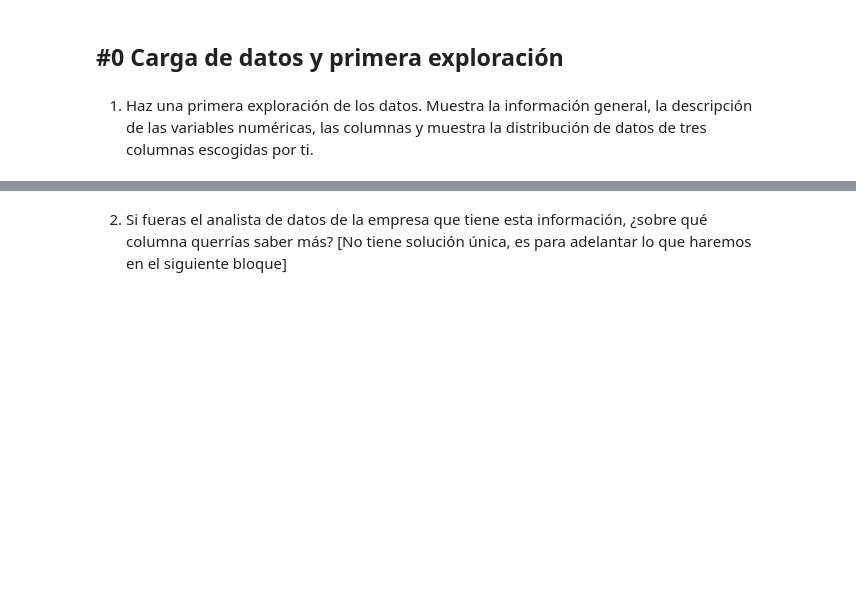
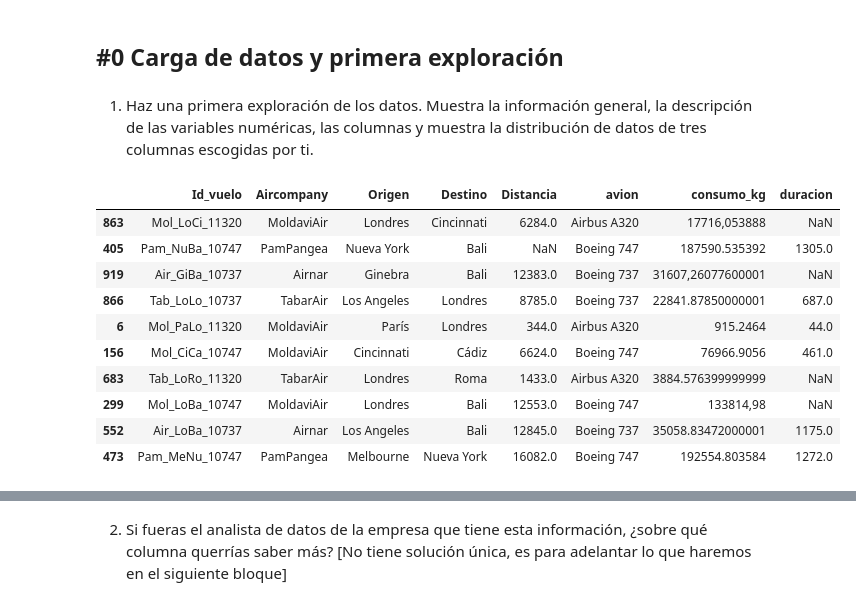
Before and after one commit to damormu/ONLINE-DS-TB-DANIEL-MOREDA-CHALLENGES, a Jupyter notebook: Sprint 4/Unidad 02/18_Practica_Obligatoria_Pandas_II.ipynb, the cells around one changed output, grey strips where cells are left out. Cells and saved outputs as stored; diff of their text form; code cells hidden in the pictures; blank space fills up the shorter version.

```diff
--- a/Sprint 4/Unidad 02/18_Practica_Obligatoria_Pandas_II.ipynb
+++ b/Sprint 4/Unidad 02/18_Practica_Obligatoria_Pandas_II.ipynb
@@ -22,3 +22,17 @@ import pandas as pd
 df_viajes_aereos = pd.read_csv("./data/dataset_viajes.csv", index_col = "Id_vuelo")
 # %% [markdown]
 1. Haz una primera exploración de los datos. Muestra la información general, la descripción de las variables numéricas, las columnas y muestra la distribución de datos de tres columnas escogidas por ti.
+# %%
+df_viajes_aereos.reset_index().sample(10)
+# %% [output]
+|  | Id_vuelo | Aircompany | Origen | Destino | Distancia | avion | consumo_kg | duracion |
+| 863 | Mol_LoCi_11320 | MoldaviAir | Londres | Cincinnati | 6284.0 | Airbus A320 | 17716,053888 | NaN |
+| 405 | Pam_NuBa_10747 | PamPangea | Nueva York | Bali | NaN | Boeing 747 | 187590.535392 | 1305.0 |
+| 919 | Air_GiBa_10737 | Airnar | Ginebra | Bali | 12383.0 | Boeing 737 | 31607,26077600001 | NaN |
+| 866 | Tab_LoLo_10737 | TabarAir | Los Angeles | Londres | 8785.0 | Boeing 737 | 22841.87850000001 | 687.0 |
+| 6 | Mol_PaLo_11320 | MoldaviAir | París | Londres | 344.0 | Airbus A320 | 915.2464 | 44.0 |
+| 156 | Mol_CiCa_10747 | MoldaviAir | Cincinnati | Cádiz | 6624.0 | Boeing 747 | 76966.9056 | 461.0 |
+| 683 | Tab_LoRo_11320 | TabarAir | Londres | Roma | 1433.0 | Airbus A320 | 3884.576399999999 | NaN |
+| 299 | Mol_LoBa_10747 | MoldaviAir | Londres | Bali | 12553.0 | Boeing 747 | 133814,98 | NaN |
+| 552 | Air_LoBa_10737 | Airnar | Los Angeles | Bali | 12845.0 | Boeing 737 | 35058.83472000001 | 1175.0 |
+| 473 | Pam_MeNu_10747 | PamPangea | Melbourne | Nueva York | 16082.0 | Boeing 747 | 192554.803584 | 1272.0 |
```
Also changed, not shown: parts of 8 cells of this notebook.
